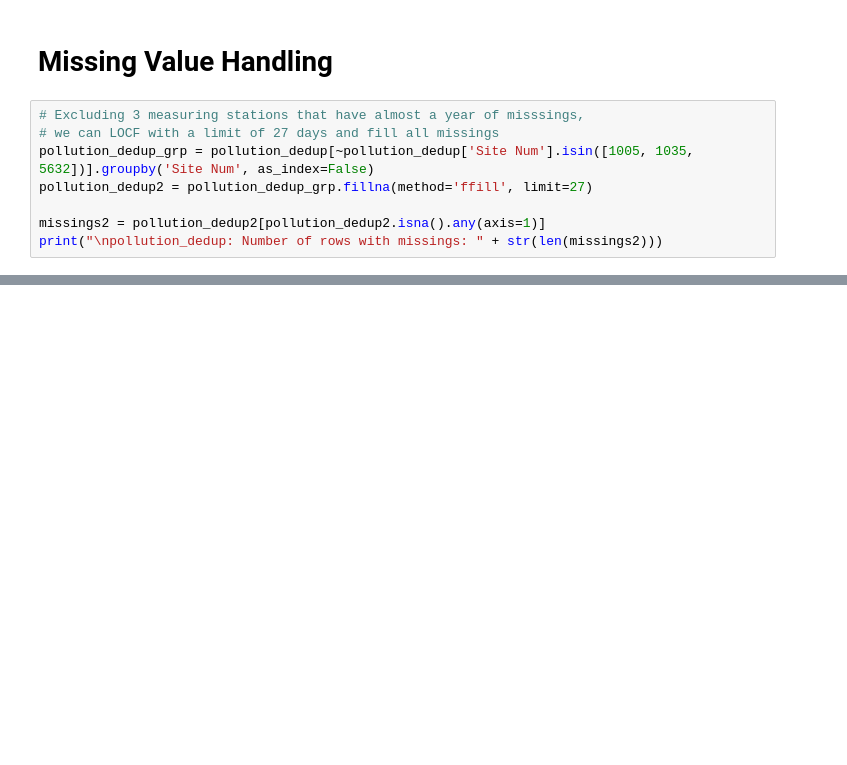
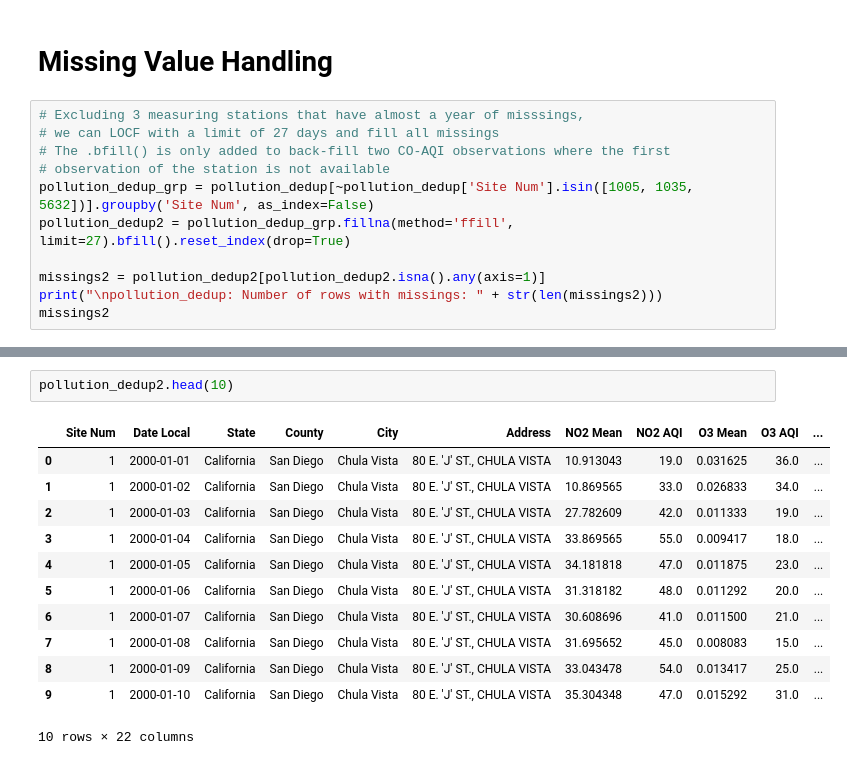
Before and after one commit to fionasi/dp1_pollution, a Jupyter notebook: pollution.ipynb, the cells around one changed output, grey strips where cells are left out. Drawn from its saved outputs; the diff is of its cells as text; blank space fills up the shorter version.

```diff
--- a/pollution.ipynb
+++ b/pollution.ipynb
@@ -187,10 +191,13 @@ missings
 # %%
 # Excluding 3 measuring stations that have almost a year of misssings,
 # we can LOCF with a limit of 27 days and fill all missings
+# The .bfill() is only added to back-fill two CO-AQI observations where the first
+# observation of the station is not available
 pollution_dedup_grp = pollution_dedup[~pollution_dedup['Site Num'].isin([1005, 1035, 5632])].groupby('Site Num', as_index=False)
-pollution_dedup2 = pollution_dedup_grp.fillna(method='ffill', limit=27)
+pollution_dedup2 = pollution_dedup_grp.fillna(method='ffill', limit=27).bfill().reset_index(drop=True)
 
 missings2 = pollution_dedup2[pollution_dedup2.isna().any(axis=1)]
 print("\npollution_dedup: Number of rows with missings: " + str(len(missings2)))
+missings2
 # %% [output]
 pollution_dedup: Number of rows with missings: 0
@@ -203,0 +219,15 @@ pollution_dedup: Number of rows with missings: 0
+# %%
+pollution_dedup2.head(10)
+# %% [output]
+|  | Site Num | Date Local | State | County | City | Address | NO2 Mean | NO2 AQI | O3 Mean | O3 AQI | ... |
+| 0 | 1 | 2000-01-01 | California | San Diego | Chula Vista | 80 E. 'J' ST., CHULA VISTA | 10.913043 | 19.0 | 0.031625 | 36.0 | ... |
+| 1 | 1 | 2000-01-02 | California | San Diego | Chula Vista | 80 E. 'J' ST., CHULA VISTA | 10.869565 | 33.0 | 0.026833 | 34.0 | ... |
+| 2 | 1 | 2000-01-03 | California | San Diego | Chula Vista | 80 E. 'J' ST., CHULA VISTA | 27.782609 | 42.0 | 0.011333 | 19.0 | ... |
+| 3 | 1 | 2000-01-04 | California | San Diego | Chula Vista | 80 E. 'J' ST., CHULA VISTA | 33.869565 | 55.0 | 0.009417 | 18.0 | ... |
+| 4 | 1 | 2000-01-05 | California | San Diego | Chula Vista | 80 E. 'J' ST., CHULA VISTA | 34.181818 | 47.0 | 0.011875 | 23.0 | ... |
+| 5 | 1 | 2000-01-06 | California | San Diego | Chula Vista | 80 E. 'J' ST., CHULA VISTA | 31.318182 | 48.0 | 0.011292 | 20.0 | ... |
+| 6 | 1 | 2000-01-07 | California | San Diego | Chula Vista | 80 E. 'J' ST., CHULA VISTA | 30.608696 | 41.0 | 0.011500 | 21.0 | ... |
+| 7 | 1 | 2000-01-08 | California | San Diego | Chula Vista | 80 E. 'J' ST., CHULA VISTA | 31.695652 | 45.0 | 0.008083 | 15.0 | ... |
+| 8 | 1 | 2000-01-09 | California | San Diego | Chula Vista | 80 E. 'J' ST., CHULA VISTA | 33.043478 | 54.0 | 0.013417 | 25.0 | ... |
+| 9 | 1 | 2000-01-10 | California | San Diego | Chula Vista | 80 E. 'J' ST., CHULA VISTA | 35.304348 | 47.0 | 0.015292 | 31.0 | ... |
+10 rows × 22 columns
```
Also changed, not shown: parts of 8 cells of this notebook.
